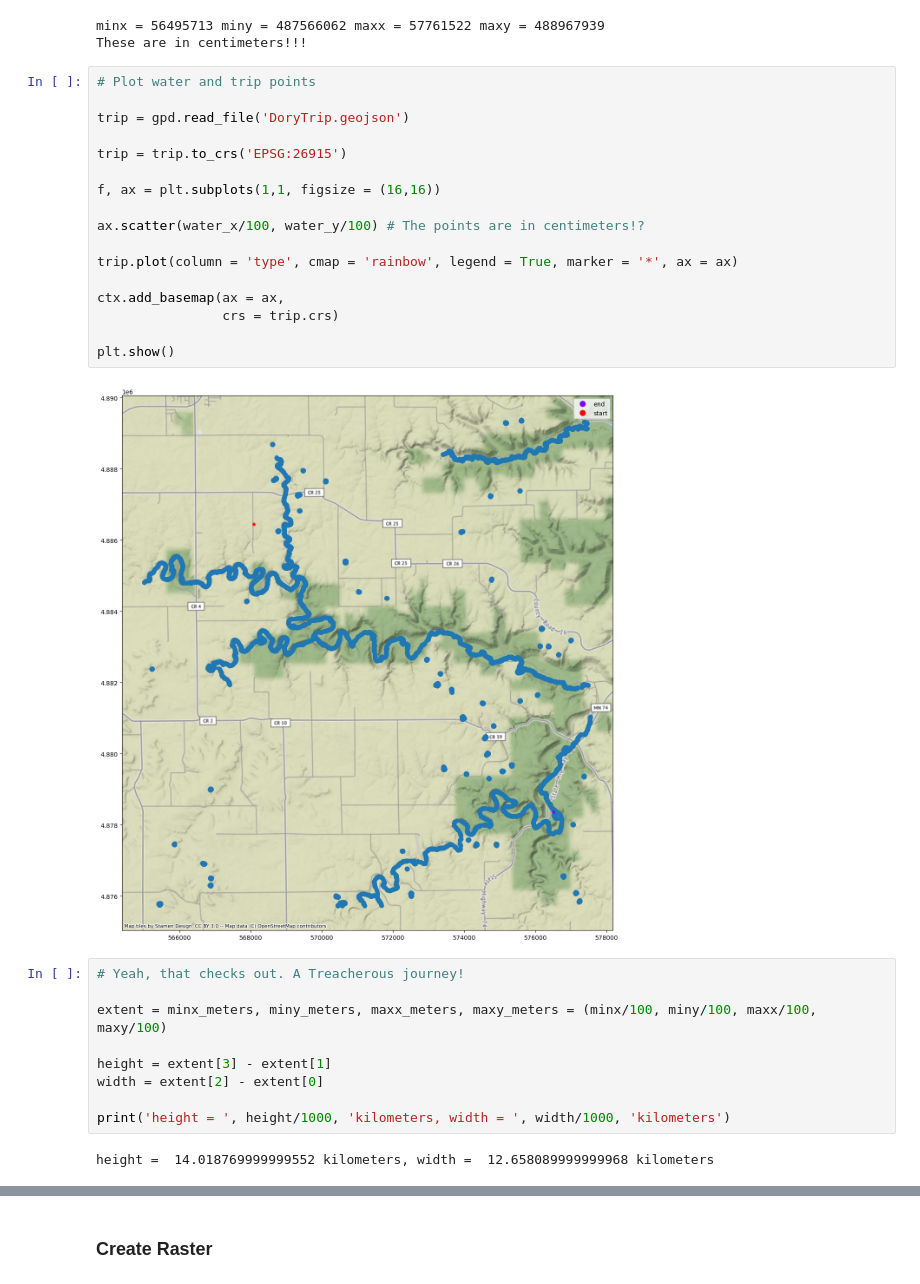
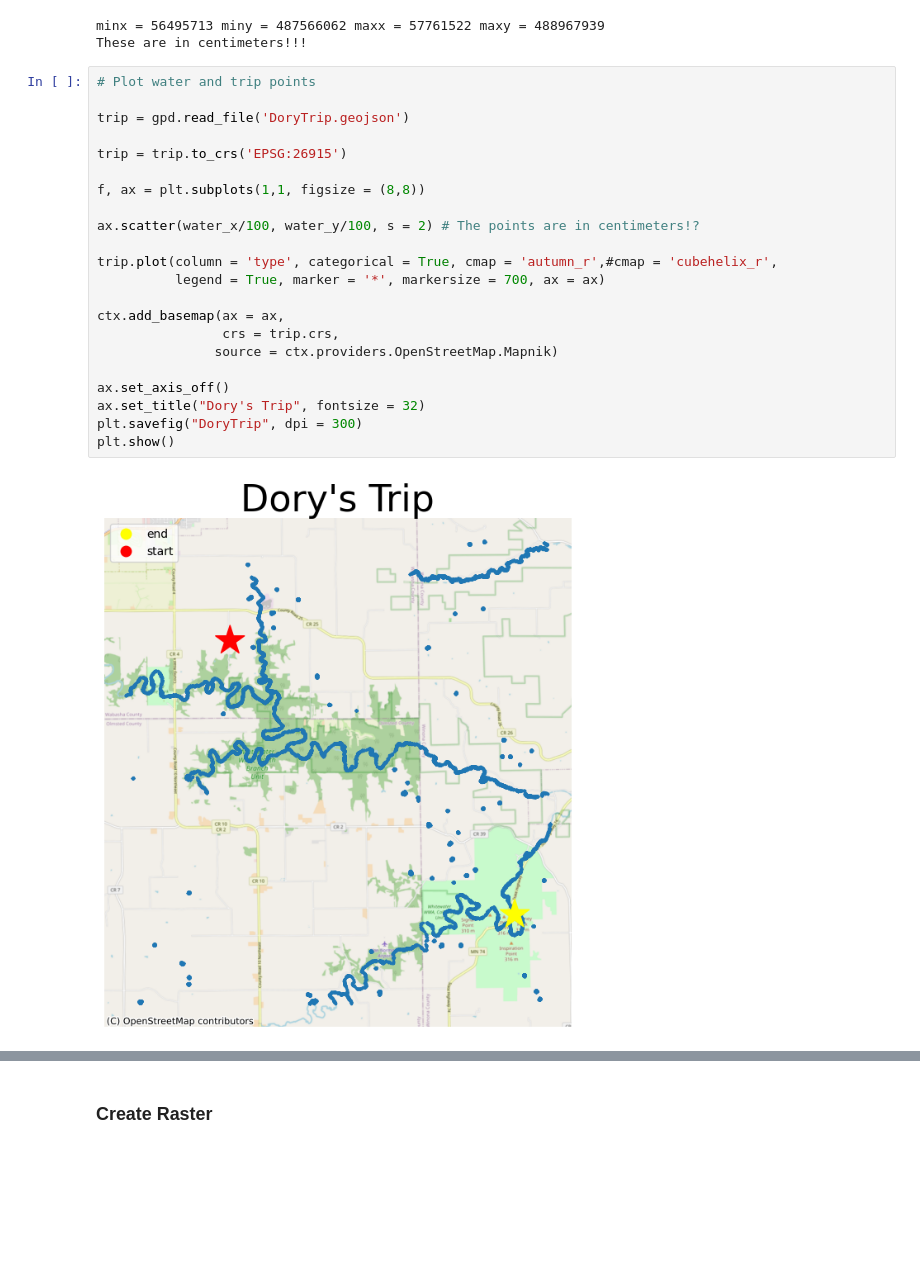
Before and after one commit to RwHendrickson/GIS5571, a Jupyter notebook: Lab02/Part_2/2_Raster_Template.ipynb, the cells around one changed output, grey strips where cells are left out. Drawn from its saved outputs; the diff is of its cells as text; blank space fills up the shorter version.

```diff
--- a/Lab02/Part_2/2_Raster_Template.ipynb
+++ b/Lab02/Part_2/2_Raster_Template.ipynb
@@ -143,30 +143,24 @@ These are in centimeters!!!
 # %%
 # Plot water and trip points
 
 trip = gpd.read_file('DoryTrip.geojson')
 
 trip = trip.to_crs('EPSG:26915')
 
-f, ax = plt.subplots(1,1, figsize = (16,16))
+f, ax = plt.subplots(1,1, figsize = (8,8))
 
-ax.scatter(water_x/100, water_y/100) # The points are in centimeters!?
+ax.scatter(water_x/100, water_y/100, s = 2) # The points are in centimeters!?
 
-trip.plot(column = 'type', cmap = 'rainbow', legend = True, marker = '*', ax = ax)
+trip.plot(column = 'type', categorical = True, cmap = 'autumn_r',#cmap = 'cubehelix_r',
+          legend = True, marker = '*', markersize = 700, ax = ax)
 
 ctx.add_basemap(ax = ax,
-                crs = trip.crs)
+                crs = trip.crs,
+               source = ctx.providers.OpenStreetMap.Mapnik)
 
+ax.set_axis_off()
+ax.set_title("Dory's Trip", fontsize = 32)
+plt.savefig("DoryTrip", dpi = 300)
 plt.show()
 # %% [output]
-[figure, old version]
+[figure, new version]
-# %%
-# Yeah, that checks out. A Treacherous journey!
-
-extent = minx_meters, miny_meters, maxx_meters, maxy_meters = (minx/100, miny/100, maxx/100, maxy/100)
-
-height = extent[3] - extent[1]
-width = extent[2] - extent[0]
-
-print('height = ', height/1000, 'kilometers, width = ', width/1000, 'kilometers')
-# %% [output]
-height =  14.018769999999552 kilometers, width =  12.658089999999968 kilometers
```
Also changed, not shown: parts of 2 cells of this notebook, 7 other files.
